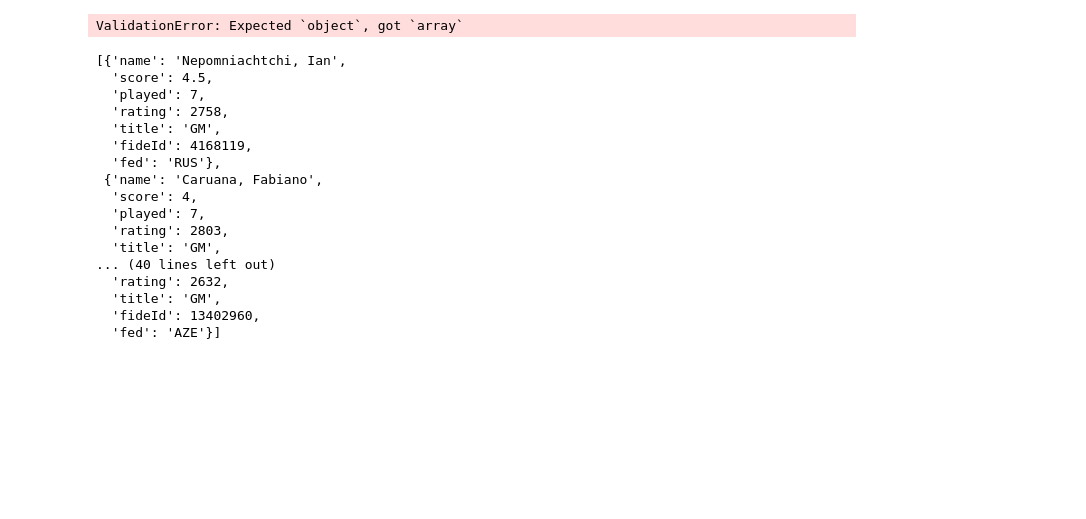
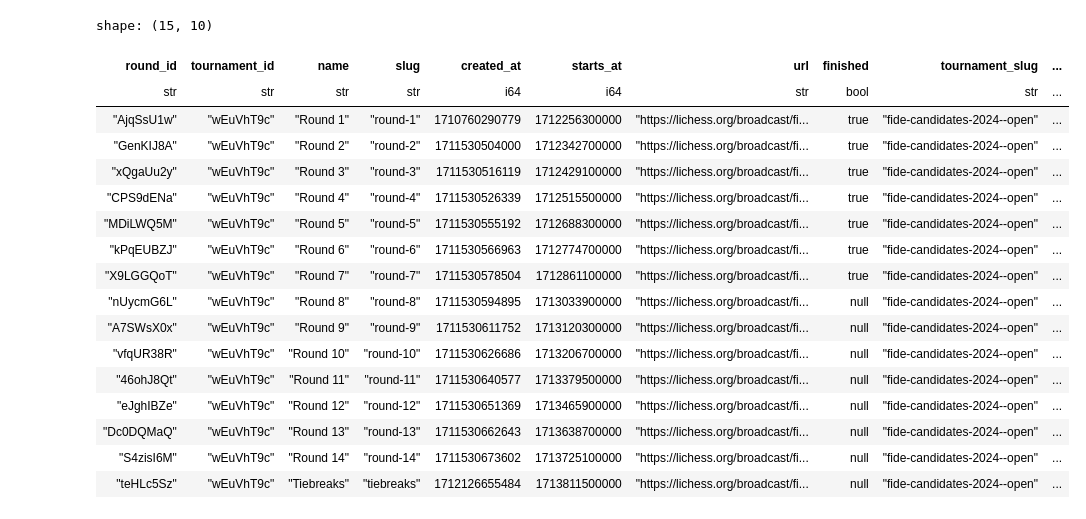
Before and after one commit to adgramigna/chess-data, a Jupyter notebook: lichess_api/eda.ipynb, the cells around one changed output. Saved outputs shown, nothing was run; the diff lists cells and outputs as text; code cells hidden in the pictures; blank space fills up the shorter version.

```diff
--- a/lichess_api/eda.ipynb
+++ b/lichess_api/eda.ipynb
@@ -8,8 +16,13 @@ import utils.tournament_helper as tournament_helper
 # %%
 tournament_id = "wEuVhT9c"
-tournament_json, tournament_api_endpoint = (
-    tournament_helper.call_lichess_broadcasts_api(tournament_id)
+tournament_json, tournament_api_endpoint = general_util.call_lichess_broadcasts_api(
+    tournament_id
 )
-lichess_tour_df, lichess_rounds_df = tournament_helper.create_broadcast_base_dataframes(
-    tournament_json, tournament_id
+lichess_tour_df, lichess_rounds_outline_df = (
+    tournament_parser.create_broadcast_base_dataframes(tournament_json, tournament_id)
 )
+
+tour_slug = lichess_tour_df.select("slug").item()
+lichess_rounds_outline_df = lichess_rounds_outline_df.with_columns(
+    tournament_slug=pl.lit(tour_slug)
+)
@@ -40,29 +29,30 @@ shape: (15, 8)
 # %%
-leaderboard_json, leaderboard_api_endpoint = (
-    tournament_helper.call_lichess_broadcasts_api(tournament_id, leaderboard=True)
+leaderboard_json, leaderboard_api_endpoint = general_util.call_lichess_broadcasts_api(
+    tournament_id, leaderboard=True
 )
-leaderboard_df = tournament_helper.create_broadcast_leaderboard_dataframe(
+lichess_leaderboard_df = leaderboard_parser.create_broadcast_leaderboard_dataframe(
     leaderboard_json, tournament_id
-)
+)[0]
-# %% [output]
-ValidationError: Expected `object`, got `array`
-# %%
-leaderboard_json
-# %% [output]
-[{'name': 'Nepomniachtchi, Ian',
-  'score': 4.5,
-  'played': 7,
-  'rating': 2758,
-  'title': 'GM',
-  'fideId': 4168119,
-  'fed': 'RUS'},
- {'name': 'Caruana, Fabiano',
-  'score': 4,
-  'played': 7,
-  'rating': 2803,
-  'title': 'GM',
-... (40 lines left out)
-  'rating': 2632,
-  'title': 'GM',
-  'fideId': 13402960,
-  'fed': 'AZE'}]
+# %%
+lichess_rounds_outline_df.with_columns(
+    pl.concat_list(["tournament_slug", "slug", "round_id"]).alias("rounds_info")
+)
+# %% [output]
+shape: (15, 10)
+| round_id | tournament_id | name | slug | created_at | starts_at | url | finished | tournament_slug | ... |
+| str | str | str | str | i64 | i64 | str | bool | str | ... |
+| "AjqSsU1w" | "wEuVhT9c" | "Round 1" | "round-1" | 1710760290779 | 1712256300000 | "https://lichess.org/broadcast/fi... | true | "fide-candidates-2024--open" | ... |
+| "GenKIJ8A" | "wEuVhT9c" | "Round 2" | "round-2" | 1711530504000 | 1712342700000 | "https://lichess.org/broadcast/fi... | true | "fide-candidates-2024--open" | ... |
+| "xQgaUu2y" | "wEuVhT9c" | "Round 3" | "round-3" | 1711530516119 | 1712429100000 | "https://lichess.org/broadcast/fi... | true | "fide-candidates-2024--open" | ... |
+| "CPS9dENa" | "wEuVhT9c" | "Round 4" | "round-4" | 1711530526339 | 1712515500000 | "https://lichess.org/broadcast/fi... | true | "fide-candidates-2024--open" | ... |
+| "MDiLWQ5M" | "wEuVhT9c" | "Round 5" | "round-5" | 1711530555192 | 1712688300000 | "https://lichess.org/broadcast/fi... | true | "fide-candidates-2024--open" | ... |
+| "kPqEUBZJ" | "wEuVhT9c" | "Round 6" | "round-6" | 1711530566963 | 1712774700000 | "https://lichess.org/broadcast/fi... | true | "fide-candidates-2024--open" | ... |
+| "X9LGGQoT" | "wEuVhT9c" | "Round 7" | "round-7" | 1711530578504 | 1712861100000 | "https://lichess.org/broadcast/fi... | true | "fide-candidates-2024--open" | ... |
+| "nUycmG6L" | "wEuVhT9c" | "Round 8" | "round-8" | 1711530594895 | 1713033900000 | "https://lichess.org/broadcast/fi... | null | "fide-candidates-2024--open" | ... |
+| "A7SWsX0x" | "wEuVhT9c" | "Round 9" | "round-9" | 1711530611752 | 1713120300000 | "https://lichess.org/broadcast/fi... | null | "fide-candidates-2024--open" | ... |
+| "vfqUR38R" | "wEuVhT9c" | "Round 10" | "round-10" | 1711530626686 | 1713206700000 | "https://lichess.org/broadcast/fi... | null | "fide-candidates-2024--open" | ... |
+| "46ohJ8Qt" | "wEuVhT9c" | "Round 11" | "round-11" | 1711530640577 | 1713379500000 | "https://lichess.org/broadcast/fi... | null | "fide-candidates-2024--open" | ... |
+| "eJghIBZe" | "wEuVhT9c" | "Round 12" | "round-12" | 1711530651369 | 1713465900000 | "https://lichess.org/broadcast/fi... | null | "fide-candidates-2024--open" | ... |
+| "Dc0DQMaQ" | "wEuVhT9c" | "Round 13" | "round-13" | 1711530662643 | 1713638700000 | "https://lichess.org/broadcast/fi... | null | "fide-candidates-2024--open" | ... |
+| "S4zisI6M" | "wEuVhT9c" | "Round 14" | "round-14" | 1711530673602 | 1713725100000 | "https://lichess.org/broadcast/fi... | null | "fide-candidates-2024--open" | ... |
+| "teHLc5Sz" | "wEuVhT9c" | "Tiebreaks" | "tiebreaks" | 1712126655484 | 1713811500000 | "https://lichess.org/broadcast/fi... | null | "fide-candidates-2024--open" | ... |
```
Also changed, not shown: parts of 11 cells of this notebook, 7 other files.
